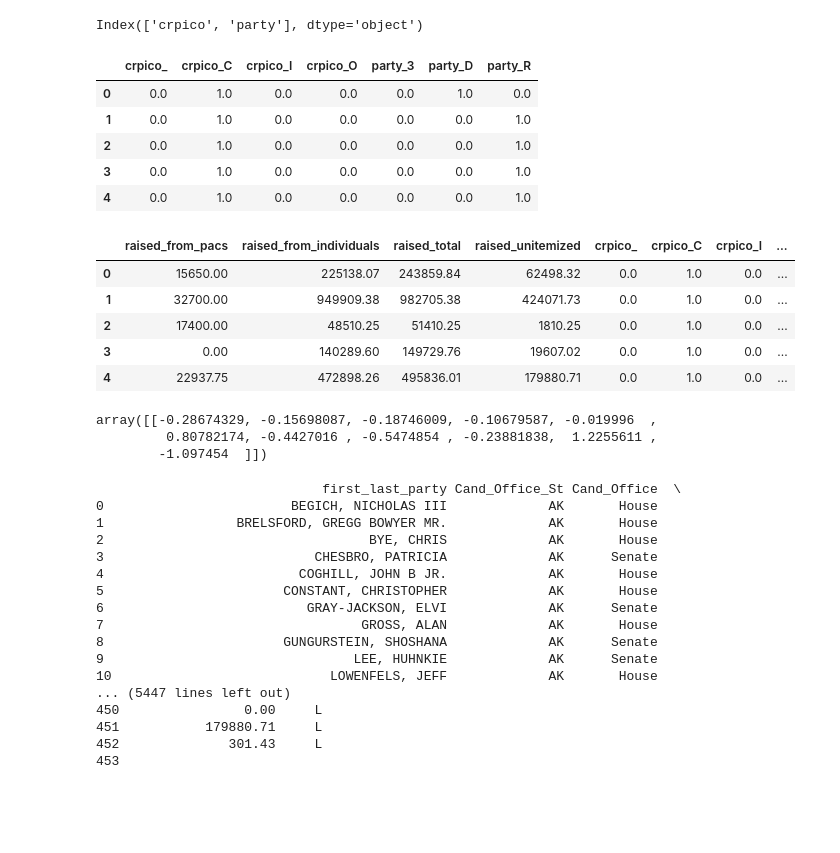
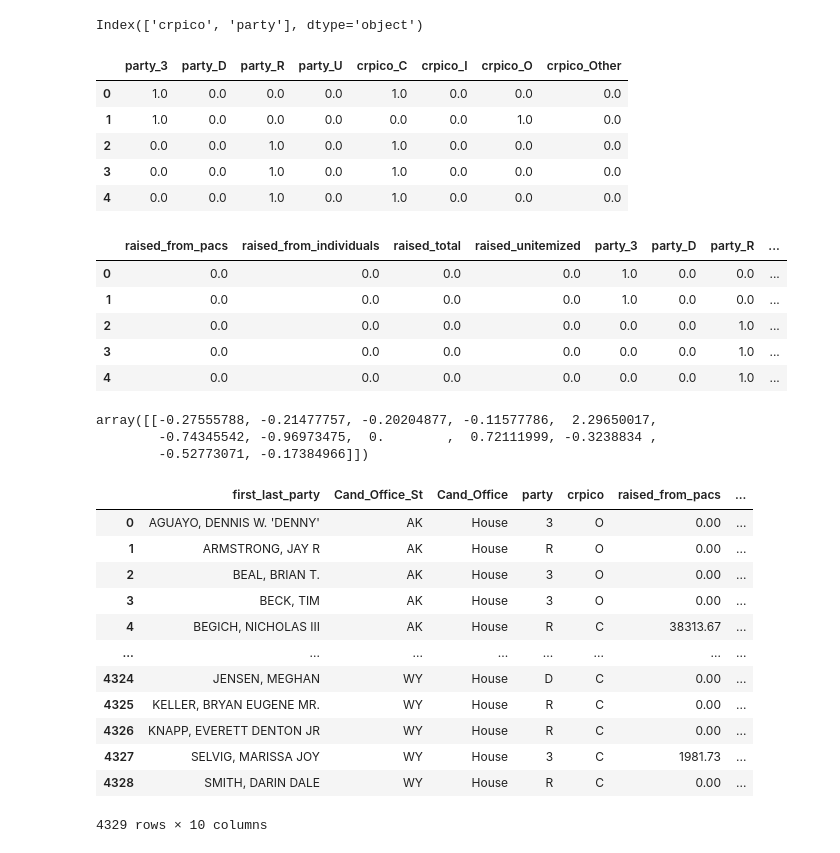
Before and after one commit to armyofkittens/Analyze-This-Campaign-Finance-Analysis, a Jupyter notebook: Machine Learning/ML_modeling_v1.ipynb, the cells around one changed output. Drawn from its saved outputs; the diff is of its cells as text; code cells hidden in the pictures; blank space fills up the shorter version.

```diff
--- a/Machine Learning/ML_modeling_v1.ipynb
+++ b/Machine Learning/ML_modeling_v1.ipynb
@@ -13,6 +13,9 @@ from sklearn.cluster import KMeans
 # import hvplot.pandas as hvplot
 import plotly as plt
 import plotly.express as px
+
+
+pd.set_option("max_rows", None)
 # %%
 # Read in candidates data
 df1 = pd.read_csv("candidates_clean_st.csv")
@@ -514,7 +539,7 @@ df3 = pd.read_csv('cand_summary_2022_clean.csv')
 df_2022 = df3.copy()
 df_2022.fillna('',inplace=True)
 print(df_2022.party.value_counts())
-df_2022 = df_2022[df_2022['raised_total'] > 0]
+# df_2022 = df_2022[df_2022['raised_total'] > 0]
 df_2022 = df_2022.reset_index().drop('index', axis=1)
 df_2022.head()
 # %% [output]
@@ -551,0 +592,2 @@ features_2022.head()
+# %%
+features_2022.crpico = features_2022.crpico.replace('','Other')
@@ -582,32 +632,34 @@ Index(['crpico', 'party'], dtype='object')
 # %%
 # Create a OneHotEncoder instance
 enc = OneHotEncoder(sparse=False)
 
 # Fit and transform the OneHotEncoder using the categorical variable list
 encode_df = pd.DataFrame(enc.fit_transform(features_2022[catvars]))
 
 # Add the encoded variable names to the dataframe
 encode_df.columns = enc.get_feature_names_out(catvars)
+encode_df['party_U'] = 0.0
+encode_df = encode_df[['party_3',	'party_D',	'party_R', 'party_U', 'crpico_C',	'crpico_I',	'crpico_O',	'crpico_Other']]
 encode_df.head()
 # %% [output]
-|  | crpico_ | crpico_C | crpico_I | crpico_O | party_3 | party_D | party_R |
-| 0 | 0.0 | 1.0 | 0.0 | 0.0 | 0.0 | 1.0 | 0.0 |
-| 1 | 0.0 | 1.0 | 0.0 | 0.0 | 0.0 | 0.0 | 1.0 |
-| 2 | 0.0 | 1.0 | 0.0 | 0.0 | 0.0 | 0.0 | 1.0 |
-| 3 | 0.0 | 1.0 | 0.0 | 0.0 | 0.0 | 0.0 | 1.0 |
-| 4 | 0.0 | 1.0 | 0.0 | 0.0 | 0.0 | 0.0 | 1.0 |
+|  | party_3 | party_D | party_R | party_U | crpico_C | crpico_I | crpico_O | crpico_Other |
+| 0 | 1.0 | 0.0 | 0.0 | 0.0 | 1.0 | 0.0 | 0.0 | 0.0 |
+| 1 | 1.0 | 0.0 | 0.0 | 0.0 | 0.0 | 0.0 | 1.0 | 0.0 |
+| 2 | 0.0 | 0.0 | 1.0 | 0.0 | 1.0 | 0.0 | 0.0 | 0.0 |
+| 3 | 0.0 | 0.0 | 1.0 | 0.0 | 1.0 | 0.0 | 0.0 | 0.0 |
+| 4 | 0.0 | 0.0 | 1.0 | 0.0 | 1.0 | 0.0 | 0.0 | 0.0 |
 # %%
 # Merge one-hot encoded features and drop the originals
 encoded_df = features_2022.merge(encode_df, left_index=True, right_index=True)
 encoded_df = encoded_df.drop(catvars, axis=1)
 encoded_df.head()
 # %% [output]
-|  | raised_from_pacs | raised_from_individuals | raised_total | raised_unitemized | crpico_ | crpico_C | crpico_I | ... |
-| 0 | 15650.00 | 225138.07 | 243859.84 | 62498.32 | 0.0 | 1.0 | 0.0 | ... |
-| 1 | 32700.00 | 949909.38 | 982705.38 | 424071.73 | 0.0 | 1.0 | 0.0 | ... |
-| 2 | 17400.00 | 48510.25 | 51410.25 | 1810.25 | 0.0 | 1.0 | 0.0 | ... |
-| 3 | 0.00 | 140289.60 | 149729.76 | 19607.02 | 0.0 | 1.0 | 0.0 | ... |
-| 4 | 22937.75 | 472898.26 | 495836.01 | 179880.71 | 0.0 | 1.0 | 0.0 | ... |
+|  | raised_from_pacs | raised_from_individuals | raised_total | raised_unitemized | party_3 | party_D | party_R | ... |
+| 0 | 0.0 | 0.0 | 0.0 | 0.0 | 1.0 | 0.0 | 0.0 | ... |
+| 1 | 0.0 | 0.0 | 0.0 | 0.0 | 1.0 | 0.0 | 0.0 | ... |
+| 2 | 0.0 | 0.0 | 0.0 | 0.0 | 0.0 | 0.0 | 1.0 | ... |
+| 3 | 0.0 | 0.0 | 0.0 | 0.0 | 0.0 | 0.0 | 1.0 | ... |
+| 4 | 0.0 | 0.0 | 0.0 | 0.0 | 0.0 | 0.0 | 1.0 | ... |
 # %%
 # Split preprocessed data into features
 X = encoded_df.values
@@ -620,9 +672,9 @@ X_scaled = scaler.fit_transform(X)
 # view data to ensure successful standardization
 X_scaled[:1]
 # %% [output]
-array([[-0.28674329, -0.15698087, -0.18746009, -0.10679587, -0.019996  ,
-         0.80782174, -0.4427016 , -0.5474854 , -0.23881838,  1.2255611 ,
-        -1.097454  ]])
+array([[-0.27555788, -0.21477757, -0.20204877, -0.11577786,  2.29650017,
+        -0.74345542, -0.96973475,  0.        ,  0.72111999, -0.3238834 ,
+        -0.52773071, -0.17384966]])
 # %%
 # Predict 2022 election Results
 predictions_2022 = clf.predict(X_scaled)
@@ -630,7 +682,7 @@ predictions_2022 = clf.predict(X_scaled)
 preds = pd.Series(predictions_2022, name='preds')
 predicted_2022 = df_2022.merge(preds, left_index=True, right_index=True)
 # %%
-pd.set_option('display.max_rows', None)
+# pd.set_option('display.max_rows', None)
 predicted_2022['preds'] = predicted_2022['preds'].replace({
     0: 'L',
     1: 'W'
@@ -638,23 +690,19 @@ predicted_2022['preds'] = predicted_2022['preds'].replace({
 predicted_2022 = predicted_2022.sort_values(by=['Cand_Office_St', 'first_last_party'], ignore_index=True)
 predicted_2022
 # %% [output]
+|  | first_last_party | Cand_Office_St | Cand_Office | party | crpico | raised_from_pacs | ... |
+| 0 | AGUAYO, DENNIS W. 'DENNY' | AK | House | 3 | O | 0.00 | ... |
+| 1 | ARMSTRONG, JAY R | AK | House | R | O | 0.00 | ... |
+| 2 | BEAL, BRIAN T. | AK | House | 3 | O | 0.00 | ... |
+| 3 | BECK, TIM | AK | House | 3 | O | 0.00 | ... |
+| 4 | BEGICH, NICHOLAS III | AK | House | R | C | 38313.67 | ... |
+| ... | ... | ... | ... | ... | ... | ... | ... |
+| 4324 | JENSEN, MEGHAN | WY | House | D | C | 0.00 | ... |
+| 4325 | KELLER, BRYAN EUGENE MR. | WY | House | R | C | 0.00 | ... |
+| 4326 | KNAPP, EVERETT DENTON JR | WY | House | R | C | 0.00 | ... |
+| 4327 | SELVIG, MARISSA JOY | WY | House | 3 | C | 1981.73 | ... |
+| 4328 | SMITH, DARIN DALE | WY | House | R | C | 0.00 | ... |
-                             first_last_party Cand_Office_St Cand_Office  \
-0                        BEGICH, NICHOLAS III             AK       House
-1                 BRELSFORD, GREGG BOWYER MR.             AK       House
-2                                  BYE, CHRIS             AK       House
-3                           CHESBRO, PATRICIA             AK      Senate
-4                         COGHILL, JOHN B JR.             AK       House
-5                       CONSTANT, CHRISTOPHER             AK       House
-6                          GRAY-JACKSON, ELVI             AK      Senate
-7                                 GROSS, ALAN             AK       House
-8                       GUNGURSTEIN, SHOSHANA             AK      Senate
-9                                LEE, HUHNKIE             AK      Senate
-10                            LOWENFELS, JEFF             AK       House
-... (5447 lines left out)
-450                0.00     L
-451           179880.71     L
-452              301.43     L
-453
+4329 rows × 10 columns
 # %%
 predicted_2022['preds'].value_counts()
 # %% [output]
```
Also changed, not shown: parts of 57 cells of this notebook, 10 other files.
